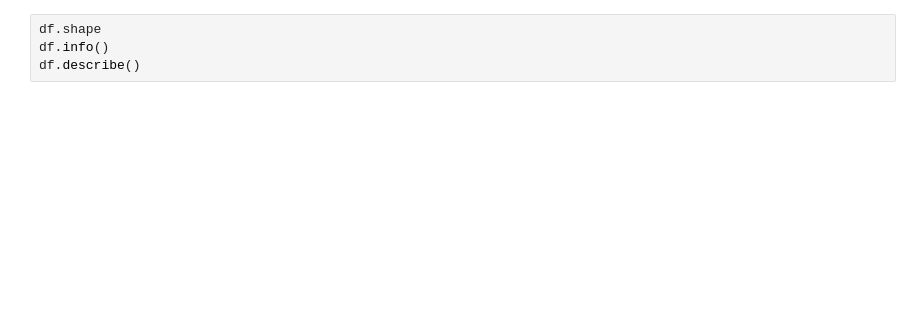
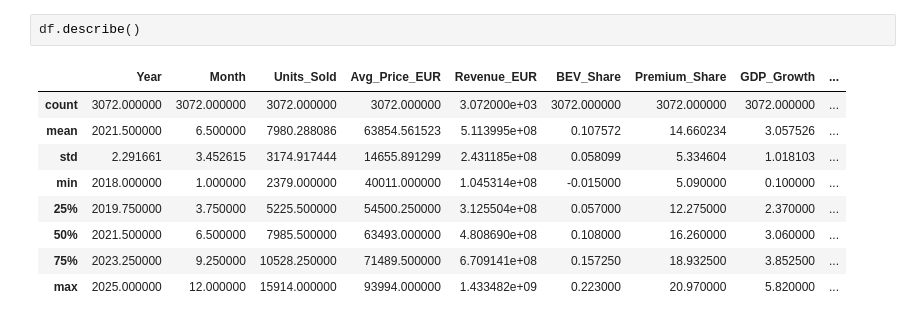
Before and after one commit to BraianMontoro/BWM_REGRESSION_MODEL, a Jupyter notebook: notebooks/01_eda.ipynb, the cells around one changed output. Cells and saved outputs as stored; diff of their text form; blank space fills up the shorter version.

```diff
--- a/notebooks/01_eda.ipynb
+++ b/notebooks/01_eda.ipynb
@@ -14,4 +120,12 @@ df.head()
 # %%
-df.shape
-df.info()
 df.describe()
+# %% [output]
+|  | Year | Month | Units_Sold | Avg_Price_EUR | Revenue_EUR | BEV_Share | Premium_Share | GDP_Growth | ... |
+| count | 3072.000000 | 3072.000000 | 3072.000000 | 3072.000000 | 3.072000e+03 | 3072.000000 | 3072.000000 | 3072.000000 | ... |
+| mean | 2021.500000 | 6.500000 | 7980.288086 | 63854.561523 | 5.113995e+08 | 0.107572 | 14.660234 | 3.057526 | ... |
+| std | 2.291661 | 3.452615 | 3174.917444 | 14655.891299 | 2.431185e+08 | 0.058099 | 5.334604 | 1.018103 | ... |
+| min | 2018.000000 | 1.000000 | 2379.000000 | 40011.000000 | 1.045314e+08 | -0.015000 | 5.090000 | 0.100000 | ... |
+| 25% | 2019.750000 | 3.750000 | 5225.500000 | 54500.250000 | 3.125504e+08 | 0.057000 | 12.275000 | 2.370000 | ... |
+| 50% | 2021.500000 | 6.500000 | 7985.500000 | 63493.000000 | 4.808690e+08 | 0.108000 | 16.260000 | 3.060000 | ... |
+| 75% | 2023.250000 | 9.250000 | 10528.250000 | 71489.500000 | 6.709141e+08 | 0.157250 | 18.932500 | 3.852500 | ... |
+| max | 2025.000000 | 12.000000 | 15914.000000 | 93994.000000 | 1.433482e+09 | 0.223000 | 20.970000 | 5.820000 | ... |
```
Also changed, not shown: parts of 26 cells of this notebook.
